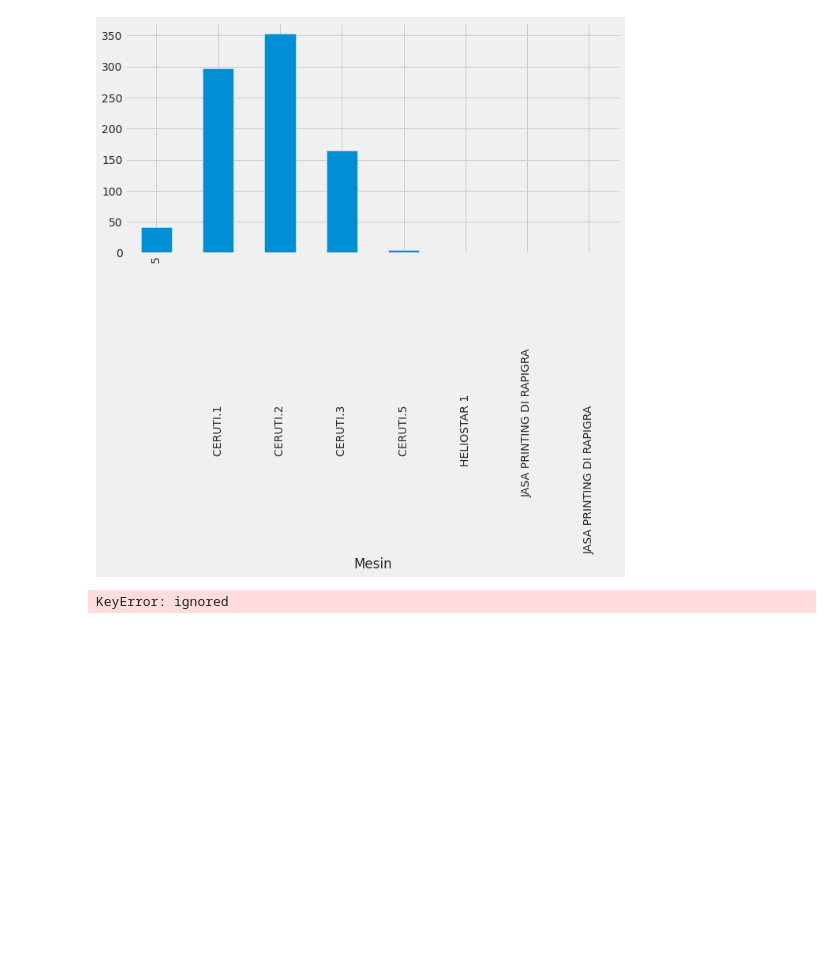
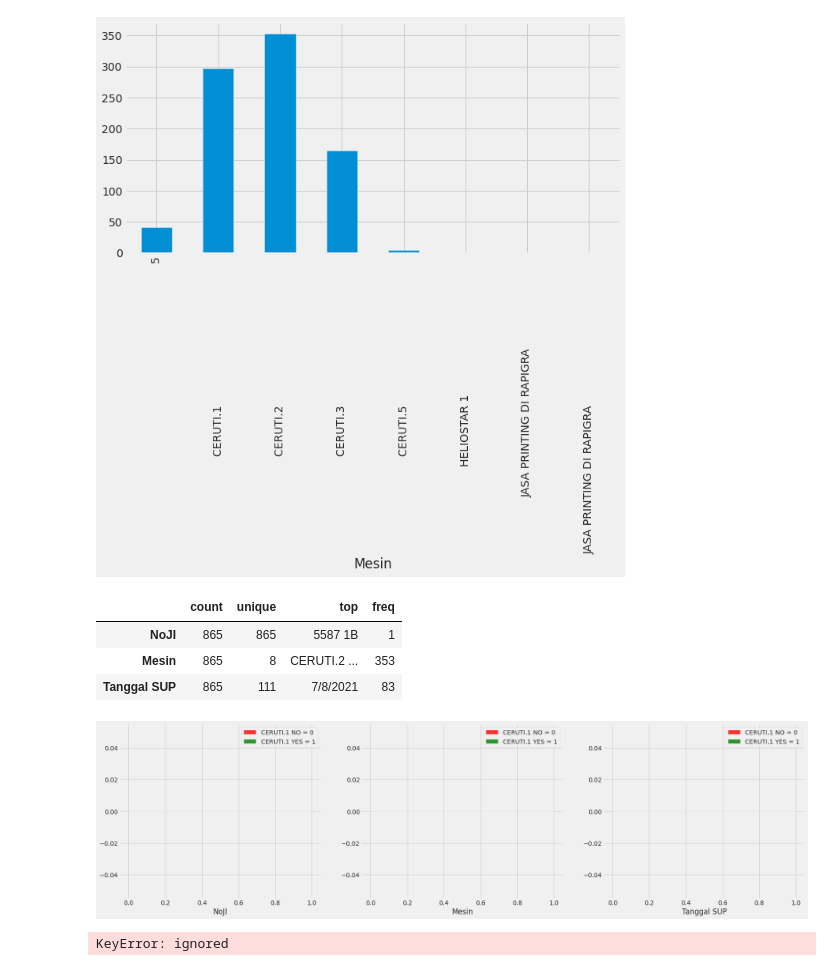
Before and after one commit to rfdyning6/rfdyning6.github.io, a Jupyter notebook: coba_database.ipynb, the cells around one changed output. Cells and saved outputs as stored; diff of their text form; code cells hidden in the pictures; blank space fills up the shorter version.

```diff
--- a/coba_database.ipynb
+++ b/coba_database.ipynb
@@ -202,6 +213,24 @@ cat_df.groupby(['Mesin']).NoJI.count().plot.bar(ylim=0)
 plt.show()
 # %% [output]
 [figure]
+# %%
+fn_df.describe().T
+# %% [output]
+|  | count | unique | top | freq |
+| NoJI | 865 | 865 | 5587 1B | 1 |
+| Mesin | 865 | 8 | CERUTI.2 ... | 353 |
+| Tanggal SUP | 865 | 111 | 7/8/2021 | 83 |
+# %%
+plt.figure(figsize=(25, 15))
+
+for i, column in enumerate(cat_df, 1):
+    plt.subplot(2, 3, i)
+    fn_df[fn_df["Mesin"] == 0][column].hist(bins=48, color='r', label='CERUTI.1 NO = 0', alpha=0.8)
+    fn_df[fn_df["Mesin"] == 1][column].hist(bins=48, color='g', label='CERUTI.1 YES = 1', alpha=0.8)
+    plt.legend()
+    plt.xlabel(column)
+# %% [output]
+[figure, added]
 # %%
 import matplotlib.pyplot as plt
 fig = plt.figure(figsize=(15,5))
```
Also changed, not shown: parts of 3 cells of this notebook.
